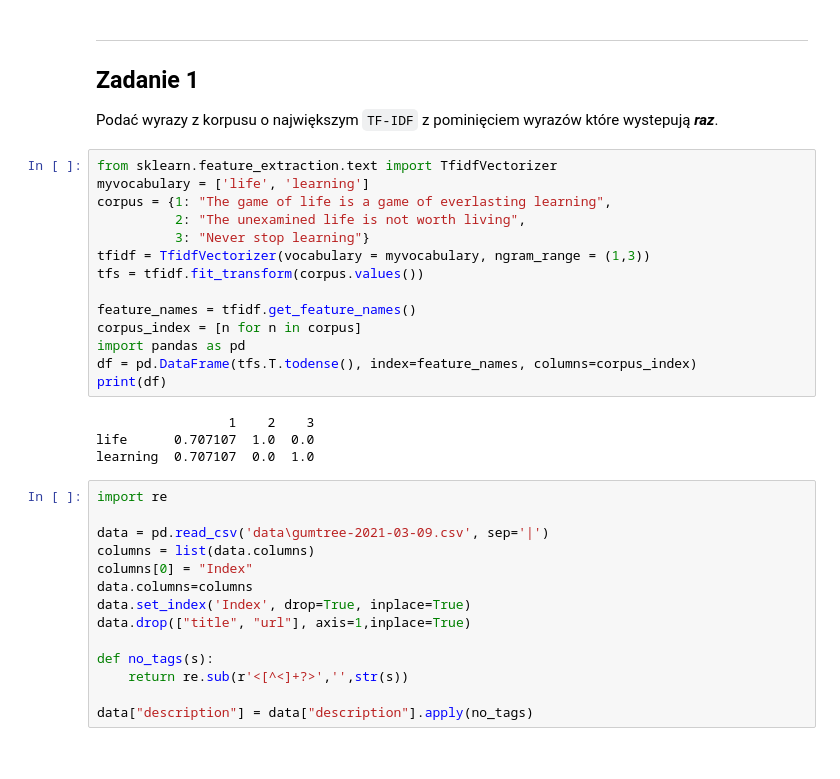
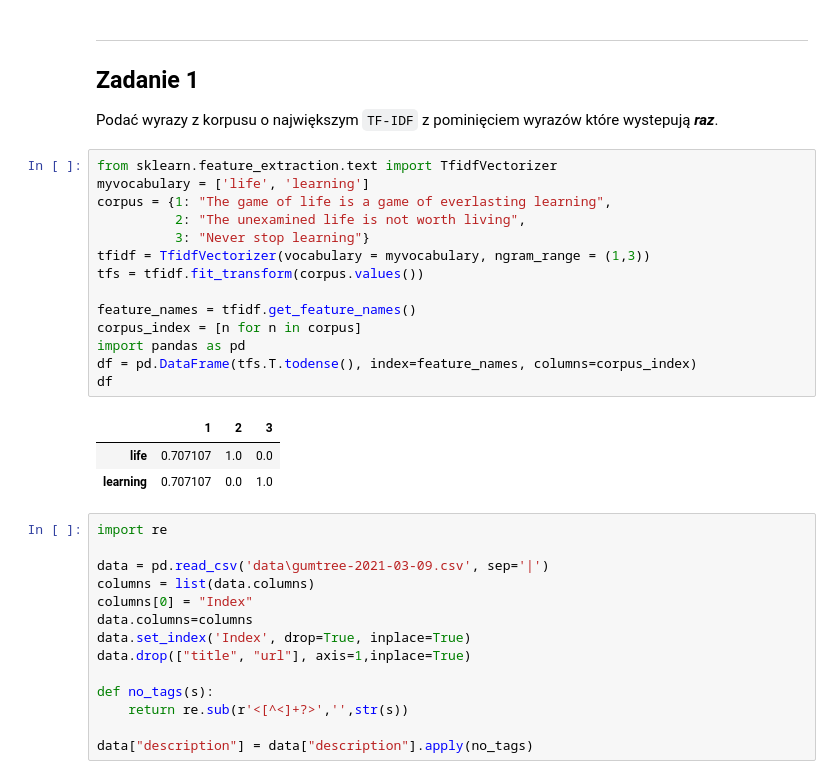
Before and after one commit to MichalKorzycki/PythonDataScience, a Jupyter notebook: 11.TextMining_NLP_2z3.ipynb, the cells around one changed output. Saved outputs shown, nothing was run; the diff lists cells and outputs as text.

```diff
--- a/11.TextMining_NLP_2z3.ipynb.ipynb
+++ b/11.TextMining_NLP_2z3.ipynb
@@ -35,21 +35,21 @@ Podać wyrazy z korpusu o największym `TF-IDF` z pominięciem wyrazów które w
 # %%
 from sklearn.feature_extraction.text import TfidfVectorizer
 myvocabulary = ['life', 'learning']
 corpus = {1: "The game of life is a game of everlasting learning",
           2: "The unexamined life is not worth living",
           3: "Never stop learning"}
 tfidf = TfidfVectorizer(vocabulary = myvocabulary, ngram_range = (1,3))
 tfs = tfidf.fit_transform(corpus.values())
 
 feature_names = tfidf.get_feature_names()
 corpus_index = [n for n in corpus]
 import pandas as pd
 df = pd.DataFrame(tfs.T.todense(), index=feature_names, columns=corpus_index)
-print(df)
+df
 # %% [output]
-                 1    2    3
-life      0.707107  1.0  0.0
-learning  0.707107  0.0  1.0
+|  | 1 | 2 | 3 |
+| life | 0.707107 | 1.0 | 0.0 |
+| learning | 0.707107 | 0.0 | 1.0 |
 # %%
 import re
 
```
Also changed, not shown: parts of 6 cells of this notebook.
